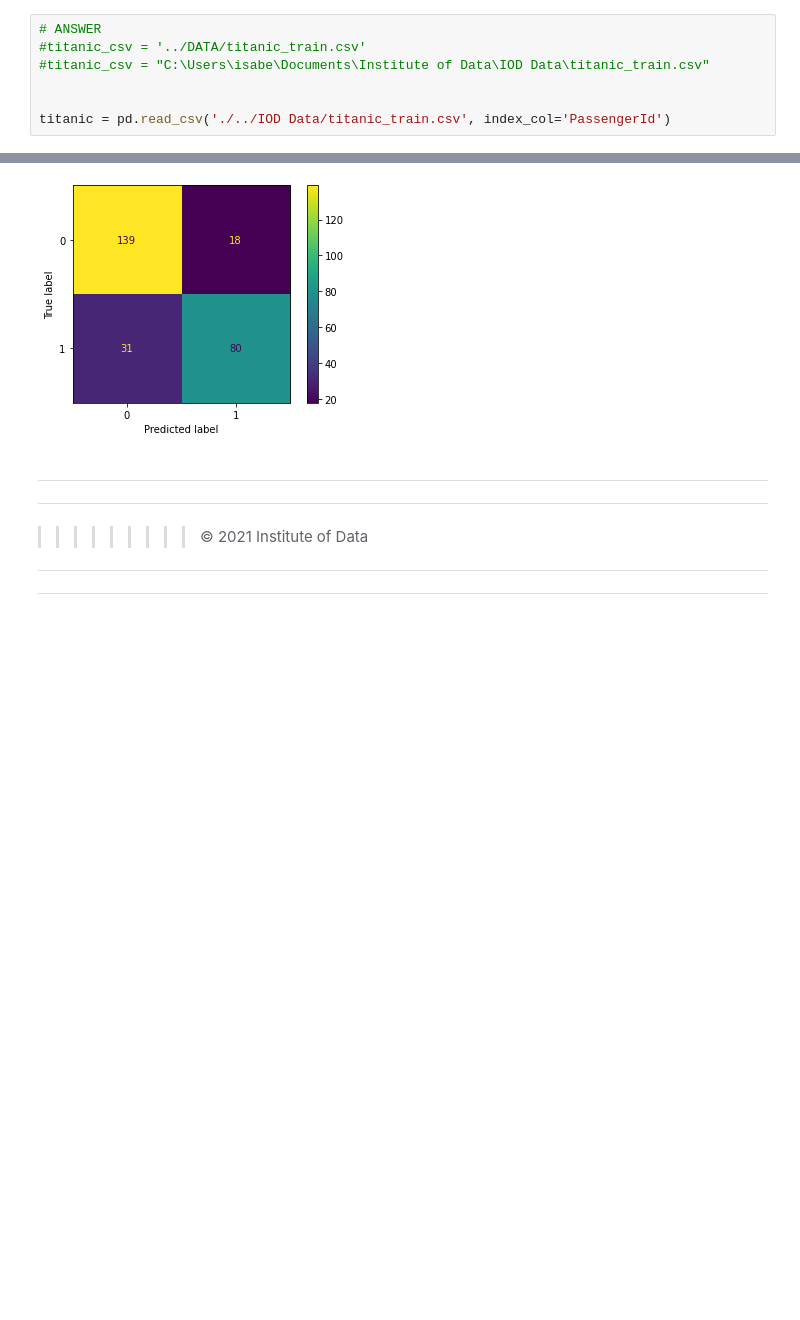
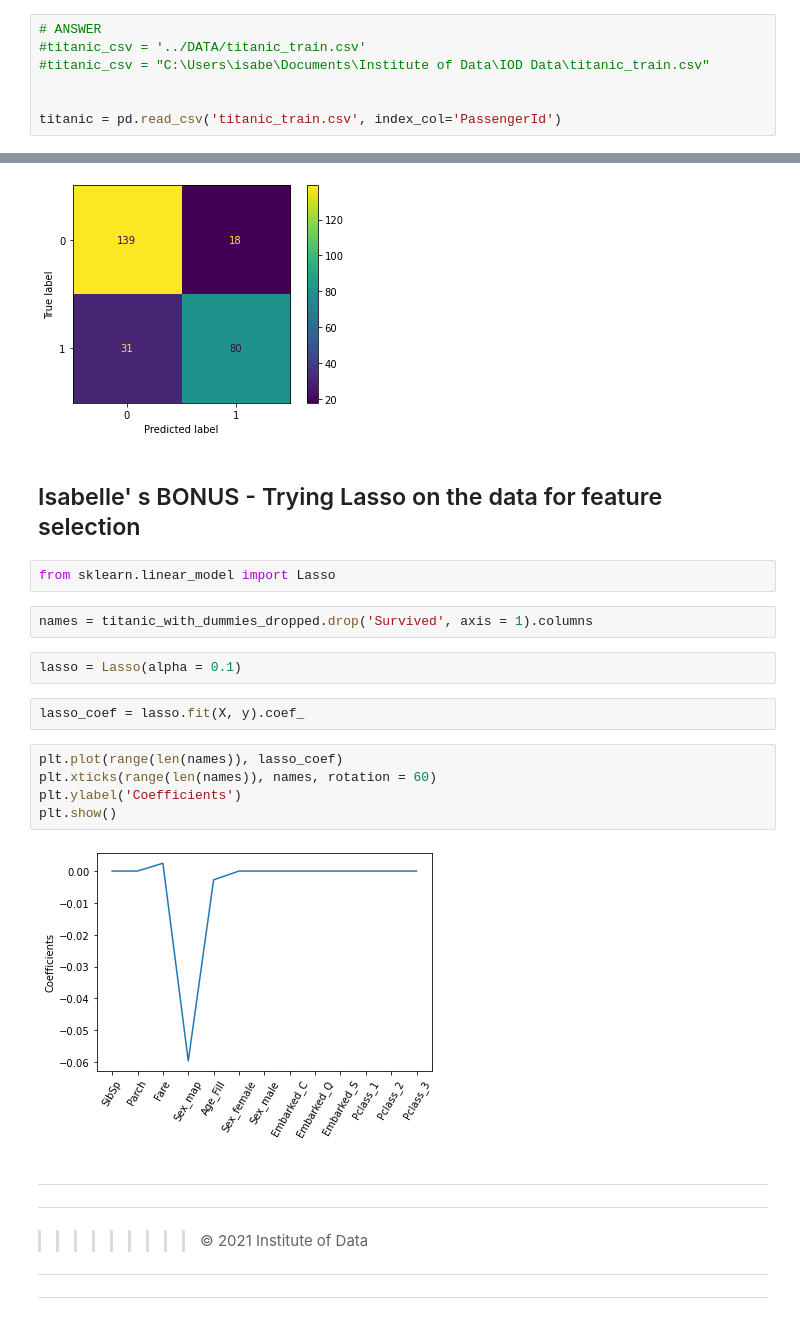
Before and after one commit to IsabelleUslu/InstituteOfDataLabs, a Jupyter notebook: Module_5/IOD_Lab_5_1.ipynb, the cells around one changed output, grey strips where cells are left out. Saved outputs shown, nothing was run; the diff lists cells and outputs as text; blank space fills up the shorter version.

Commit message:
Lab 5_1 Lasso addition

```diff
--- a/Module_5/IOD_Lab_5_1.ipynb
+++ b/Module_5/IOD_Lab_5_1.ipynb
@@ -31,7 +31,7 @@ Load the `titanic.csv` file into a DataFrame named "titanic", with index column
 #titanic_csv = "C:\Users\isabe\Documents\Institute of Data\IOD Data\titanic_train.csv"
 
 
-titanic = pd.read_csv('./../IOD Data/titanic_train.csv', index_col='PassengerId')
+titanic = pd.read_csv('titanic_train.csv', index_col='PassengerId')
 # %% [markdown]
 Why would we want to set an index column based on `PassengerId`?
 # %% [markdown]
@@ -712,6 +712,23 @@ plot_confusion_matrix(LogReg3, X_test, y_test)
 plt.show()
 # %% [output]
 [figure]
+# %% [markdown]
+## Isabelle' s BONUS - Trying Lasso on the data for feature selection
+# %%
+from sklearn.linear_model import Lasso
+# %%
+names = titanic_with_dummies_dropped.drop('Survived', axis = 1).columns
+# %%
+lasso = Lasso(alpha = 0.1)
+# %%
+lasso_coef = lasso.fit(X, y).coef_
+# %%
+plt.plot(range(len(names)), lasso_coef)
+plt.xticks(range(len(names)), names, rotation = 60)
+plt.ylabel('Coefficients')
+plt.show()
+# %% [output]
+[figure, added]
 # %% [markdown]
 
 
```
Also changed, not shown: parts of 1 cell of this notebook, 2 other files.
